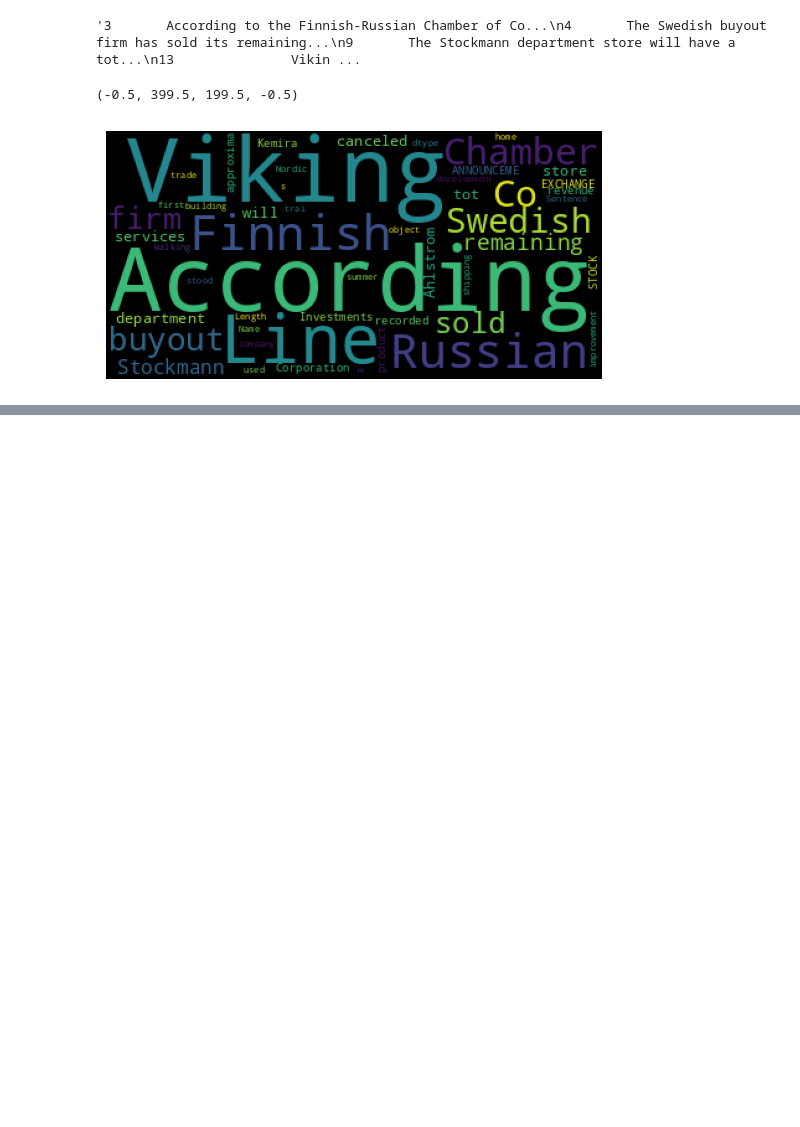
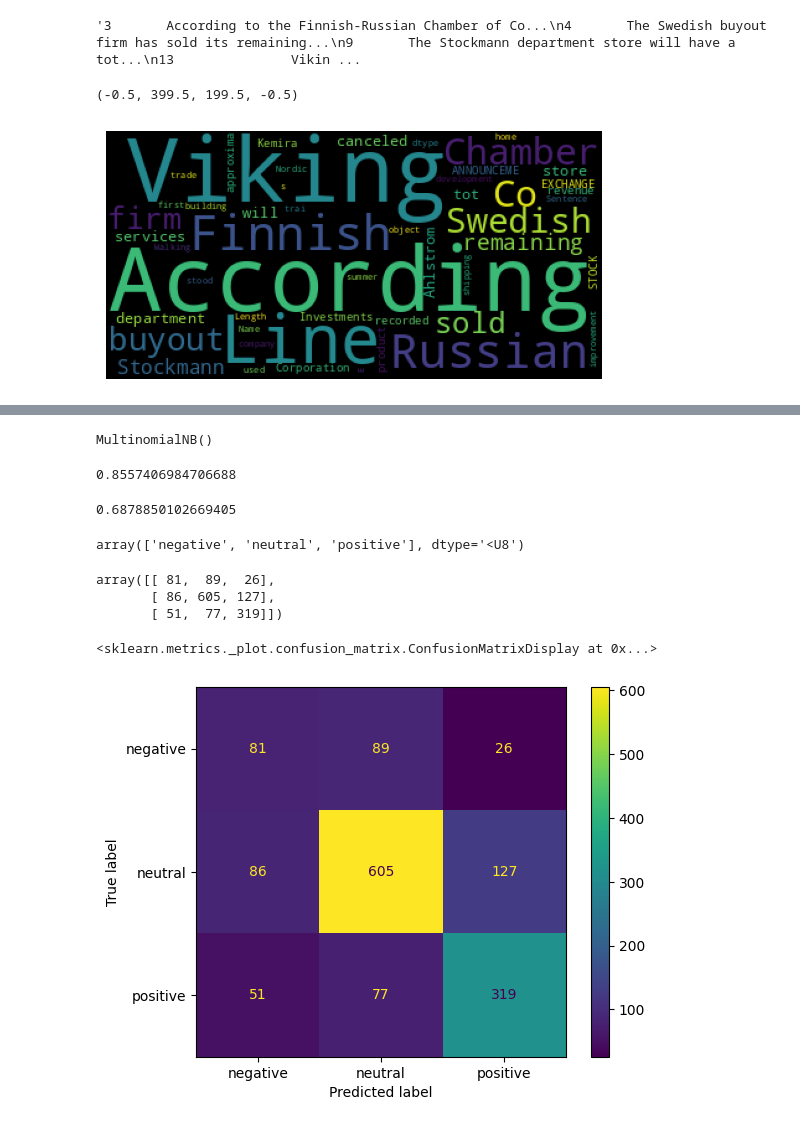
Before and after one commit to ShreeKeshavan/Machine_Learning, a Jupyter notebook: Sentiment_Analysis.ipynb, the cells around one changed output, grey strips where cells are left out. Saved outputs shown, nothing was run; the diff lists cells and outputs as text; code cells hidden in the pictures; blank space fills up the shorter version.

```diff
--- a/Sentiment_Analysis.ipynb
+++ b/Sentiment_Analysis.ipynb
@@ -190,0 +197,4 @@ plt.axis('off') #to off the axis labels
+# %%
+vec = CountVectorizer(stop_words = 'english')
+X = vec.fit_transform(X)
+X
@@ -190,0 +244,2 @@ plt.axis('off') #to off the axis labels
+# %%
+X_train,X_test,y_train,y_test = train_test_split(X,y,test_size=0.25,random_state=5)
@@ -190,0 +248,30 @@ plt.axis('off') #to off the axis labels
+# %%
+mnb = MultinomialNB()
+mnb.fit(X_train,y_train)
+# %% [output]
+MultinomialNB()
+# %%
+mnb.score(X_train,y_train)
+# %% [output]
+0.8557406984706688
+# %%
+mnb.score(X_test,y_test)
+# %% [output]
+0.6878850102669405
+# %%
+mnb.classes_ #the sequence of confussion matrix
+# %% [output]
+array(['negative', 'neutral', 'positive'], dtype='<U8')
+# %%
+y_pred = mnb.predict(X_test)
+cm = confusion_matrix(y_pred,y_test)
+cm
+# %% [output]
+array([[ 81,  89,  26],
+       [ 86, 605, 127],
+       [ 51,  77, 319]])
+# %%
+ConfusionMatrixDisplay(cm, display_labels = mnb.classes_ ).plot()
+# %% [output]
+<sklearn.metrics._plot.confusion_matrix.ConfusionMatrixDisplay at 0x...>
+[figure, added]
```
Also changed, not shown: parts of 10 cells of this notebook.
